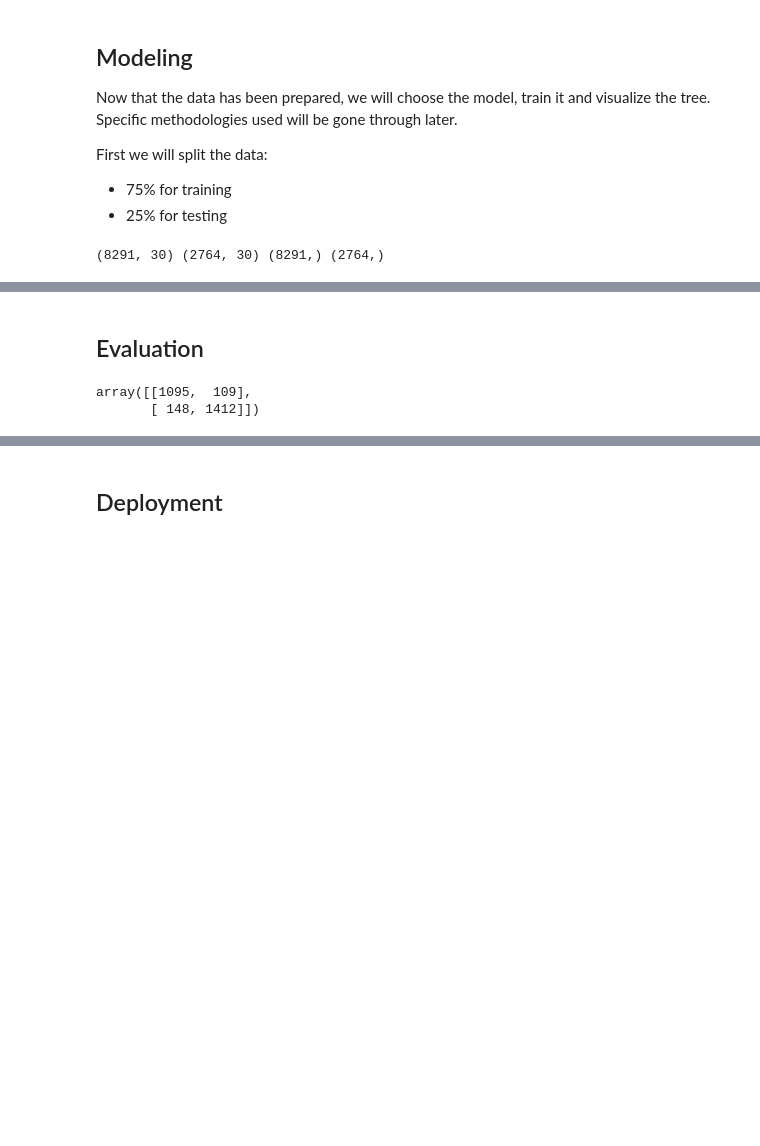
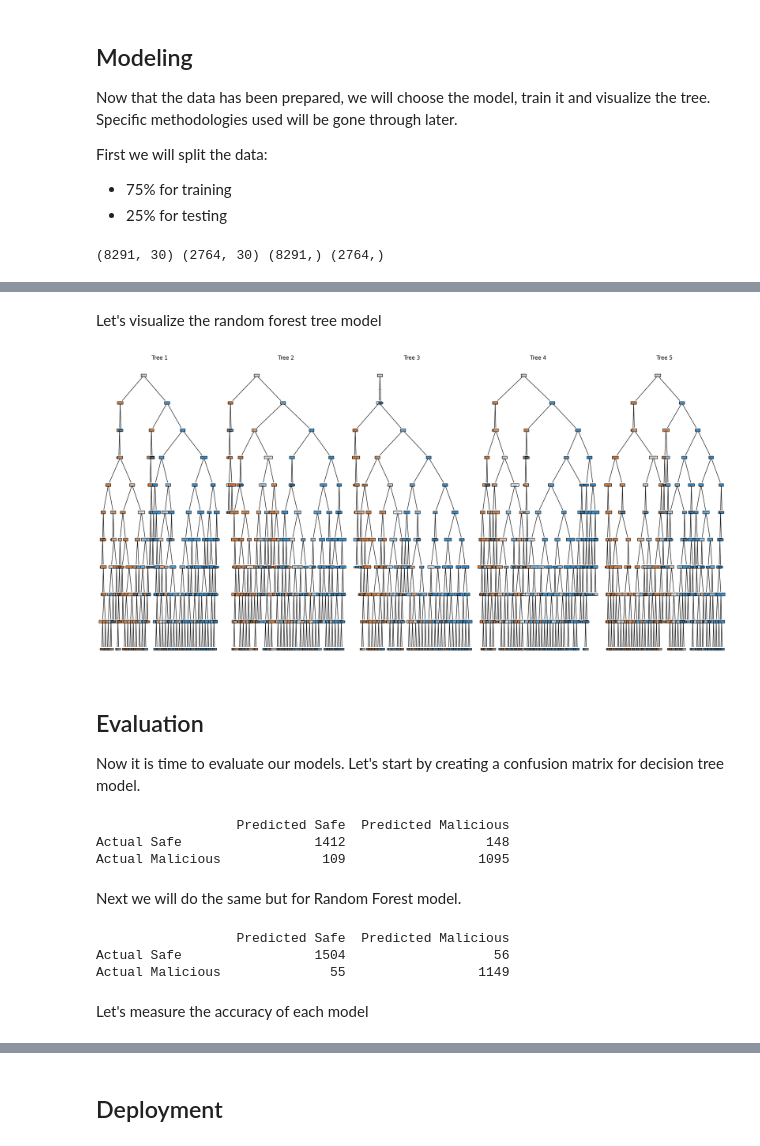
Before and after one commit to TheZink/MLL, a Jupyter notebook: Documents/DecisionTreesRandomForests/decision_trees_random_forests.ipynb, the cells around one changed output, grey strips where cells are left out. Drawn from its saved outputs; the diff is of its cells as text; code cells hidden in the pictures; blank space fills up the shorter version.

```diff
--- a/Documents/DecisionTreesRandomForests/decision_trees_random_forests.ipynb
+++ b/Documents/DecisionTreesRandomForests/decision_trees_random_forests.ipynb
@@ -84,9 +95,65 @@ plt.show()
+# %% [markdown]
+Let's visualize the random forest tree model
+# %%
+
+# Number of trees to plot
+n_trees_to_plot = 5
+# Create a figure to hold the plots
+plt.figure(figsize=(20, 10))
+
+for i in range(n_trees_to_plot):
+    plt.subplot(1, n_trees_to_plot, i + 1)  # 1 row and n_trees_to_plot columns
+    plot_tree(RandomForestModel.estimators_[i], filled=True,
+              feature_names=X.columns, class_names=['Safe', 'Malicious'], rounded=True)
+    plt.title(f'Tree {i + 1}')
+
+plt.tight_layout()
+plt.show()
+# %% [output]
+[figure, added]
 # %% [markdown]
 ## Evaluation
+Now it is time to evaluate our models. Let's start by creating a confusion matrix for decision tree model.
 # %%
 
-preds = model.predict(X_test)
-confusion_matrix(y_test, preds)
+# Get predictions
+dt_preds = DecisionTreeModel.predict(X_test)
+
+# Compute confusion matrix
+cm = confusion_matrix(y_test, dt_preds, labels=[1, -1])  # 1=Safe, -1=Malicious
+
+# Convert to DataFrame with labels
+dt_confusion_matrix_df = pd.DataFrame(
+    cm,
+    index=['Actual Safe', 'Actual Malicious'],
+    columns=['Predicted Safe', 'Predicted Malicious']
+)
+
+print(dt_confusion_matrix_df)
 # %% [output]
-array([[1095,  109],
-       [ 148, 1412]])
+                  Predicted Safe  Predicted Malicious
+Actual Safe                 1412                  148
+Actual Malicious             109                 1095
+# %% [markdown]
+Next we will do the same but for Random Forest model.
+# %%
+# Get predictions
+rf_preds = RandomForestModel.predict(X_test)
+
+# Compute confusion matrix
+cm = confusion_matrix(y_test, rf_preds, labels=[1, -1])  # 1=Safe, -1=Malicious
+
+# Convert to DataFrame with labels
+rf_confusion_matrix_df = pd.DataFrame(
+    cm,
+    index=['Actual Safe', 'Actual Malicious'],
+    columns=['Predicted Safe', 'Predicted Malicious']
+)
+
+print(rf_confusion_matrix_df)
+# %% [output]
+                  Predicted Safe  Predicted Malicious
+Actual Safe                 1504                   56
+Actual Malicious              55                 1149
+# %% [markdown]
+Let's measure the accuracy of each model
```
Also changed, not shown: parts of 14 cells of this notebook.
